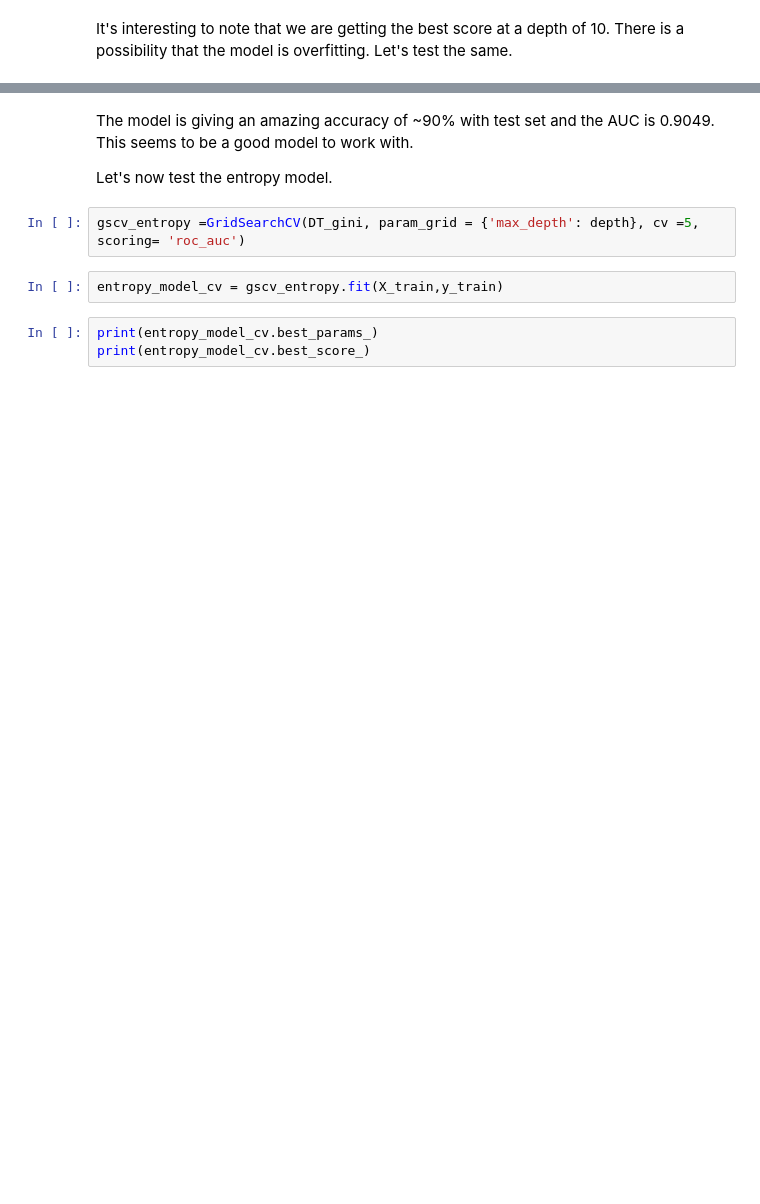
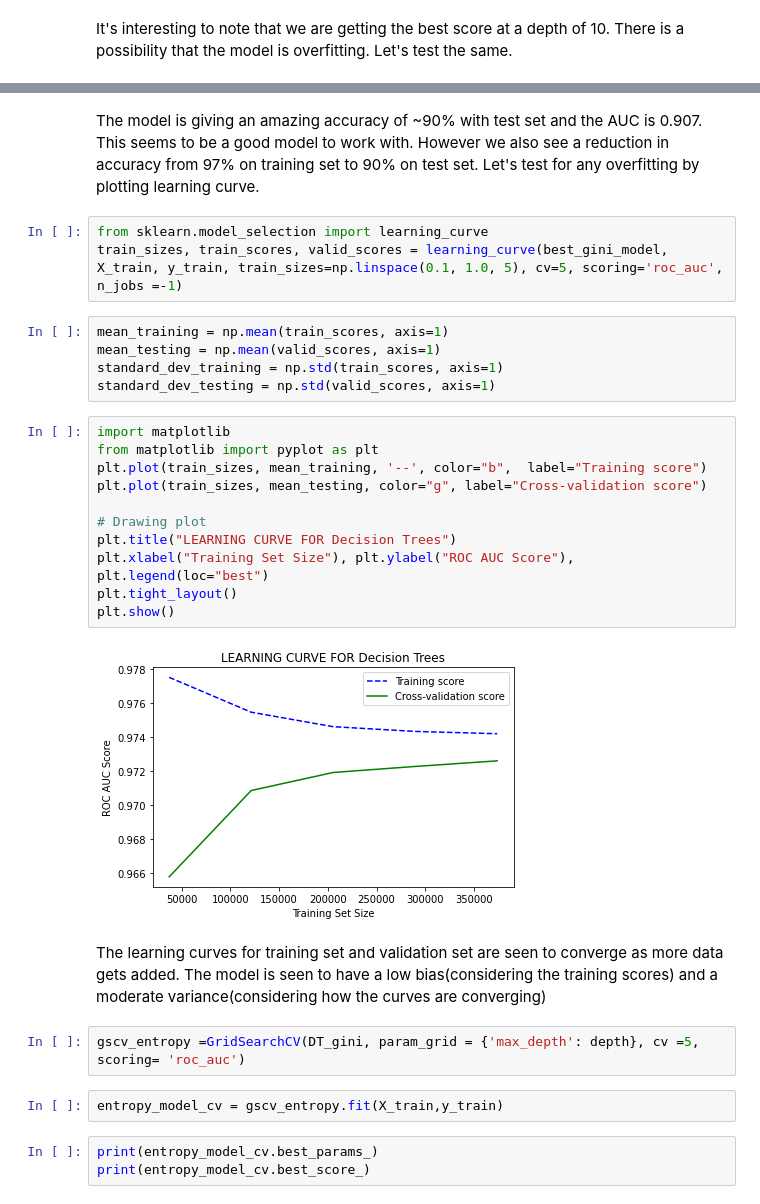
Before and after one commit to poojithabhat/Insurance-Cross-Sales-classification-Capstone, a Jupyter notebook: Modeling.ipynb, the cells around one changed output, grey strips where cells are left out. Drawn from its saved outputs; the diff is of its cells as text; blank space fills up the shorter version.

```diff
--- a/Modeling.ipynb
+++ b/Modeling.ipynb
@@ -244,7 +299,30 @@ roc_auc:  0.9049179647404398
 # %% [markdown]
-The model is giving an amazing accuracy of ~90% with test set and the AUC is 0.9049. This seems to be a good model to work with.
-
-Let's now test the entropy model.
+The model is giving an amazing accuracy of ~90% with test set and the AUC is 0.907. This seems to be a good model to work with.
+However we also see a reduction in accuracy from 97% on training set to 90% on test set.
+Let's test for any overfitting by plotting learning curve.
+# %%
+from sklearn.model_selection import learning_curve
+train_sizes, train_scores, valid_scores = learning_curve(best_gini_model, X_train, y_train, train_sizes=np.linspace(0.1, 1.0, 5), cv=5, scoring='roc_auc',  n_jobs =-1)
+# %%
+mean_training = np.mean(train_scores, axis=1)
+mean_testing = np.mean(valid_scores, axis=1)
+standard_dev_training = np.std(train_scores, axis=1)
+standard_dev_testing = np.std(valid_scores, axis=1)
+# %%
+import matplotlib
+from matplotlib import pyplot as plt
+plt.plot(train_sizes, mean_training, '--', color="b",  label="Training score")
+plt.plot(train_sizes, mean_testing, color="g", label="Cross-validation score")
+
+# Drawing plot
+plt.title("LEARNING CURVE FOR Decision Trees")
+plt.xlabel("Training Set Size"), plt.ylabel("ROC AUC Score"), plt.legend(loc="best")
+plt.tight_layout()
+plt.show()
+# %% [output]
+[figure, added]
+# %% [markdown]
+The learning curves for training set and validation set are seen to converge as more data gets added.  The model is seen to have a low bias(considering the training scores) and a moderate variance(considering how the curves are converging)
 # %%
 gscv_entropy =GridSearchCV(DT_gini, param_grid = {'max_depth': depth}, cv =5, scoring= 'roc_auc')
 # %%
```
Also changed, not shown: parts of 45 cells of this notebook.
